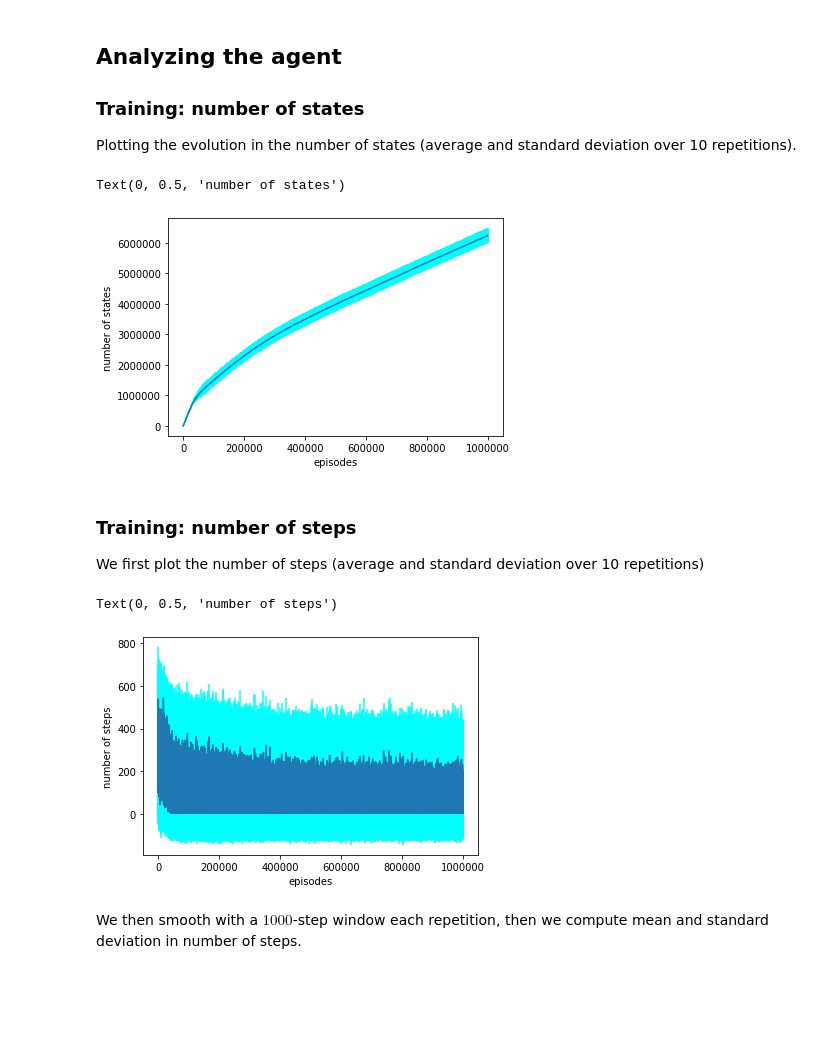
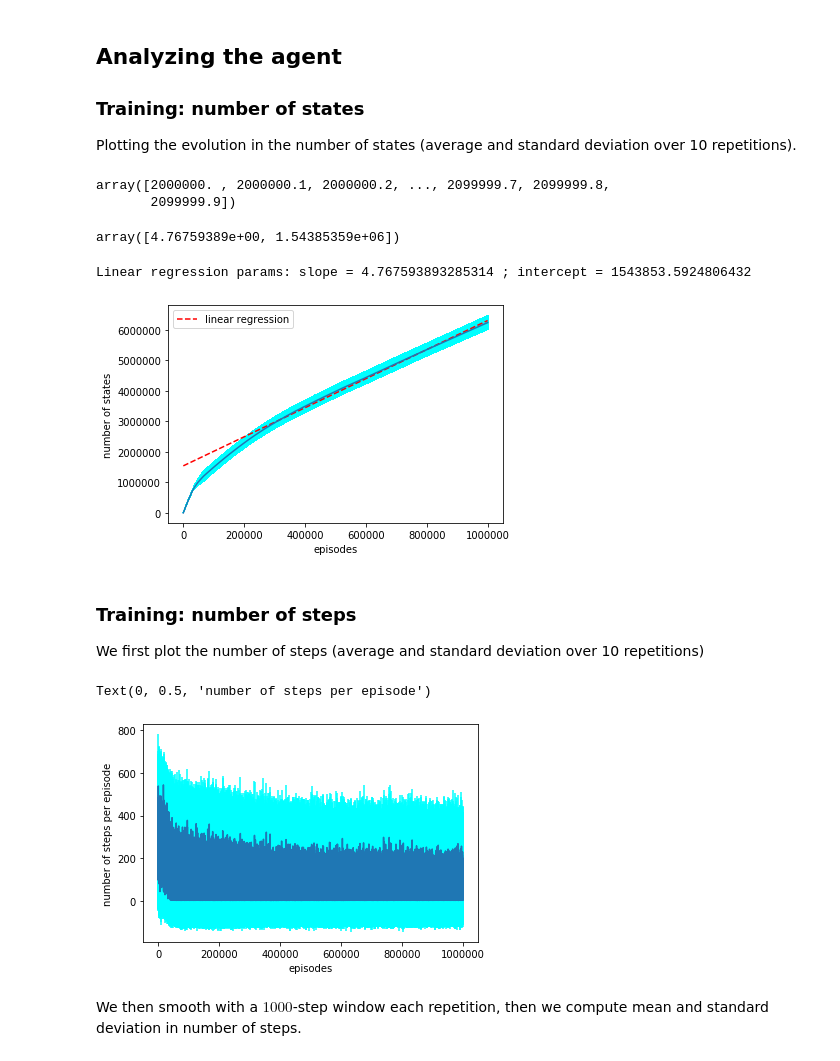
Before and after one commit to FMZennaro/CTF-SQL, a Jupyter notebook: Simulation1_1 - Analysis.ipynb, the cells around one changed output. Drawn from its saved outputs; the diff is of its cells as text; code cells hidden in the pictures; blank space fills up the shorter version.

Commit message:
New plots for Simulation1_1

```diff
--- a/Simulation1_1 - Analysis.ipynb
+++ b/Simulation1_1 - Analysis.ipynb
@@ -42,13 +42,28 @@ test_data = joblib.load('ignore_simul1_testdata_20210217232217657942.pkl')
 ### Training: number of states
 
 Plotting the evolution in the number of states (average and standard deviation over 10 repetitions).
+# %%
+0.1*np.arange(0,n_episodes_training)+2*10**6
+# %% [output]
+array([2000000. , 2000000.1, 2000000.2, ..., 2099999.7, 2099999.8,
+       2099999.9])
+# %%
+params = np.polyfit(range(200000, n_episodes_training), np.mean(train_data[:,2,200000:],axis=0),1)
+# %% [output]
+array([4.76759389e+00, 1.54385359e+06])
 # %%
 plt.errorbar(range(n_episodes_training),np.mean(train_data[:,2,:],axis=0),yerr=np.std(train_data[:,2,:],axis=0),ecolor='cyan')
 plt.xlabel('episodes')
 plt.ylabel('number of states')
+
+params = np.polyfit(range(200000, n_episodes_training), np.mean(train_data[:,2,200000:],axis=0),1)
+plt.plot(range(n_episodes_training), np.arange(n_episodes_training)*params[0]+params[1], c='red',ls='--',label='linear regression')
+plt.legend()
+
+print('Linear regression params: slope = {0} ; intercept = {1}'.format(params[0],params[1]))
 # %% [output]
-Text(0, 0.5, 'number of states')
+Linear regression params: slope = 4.767593893285314 ; intercept = 1543853.5924806432
-[figure, old version]
+[figure, new version]
 # %% [markdown]
 ### Training: number of steps
 
@@ -56,10 +71,10 @@ We first plot the number of steps (average and standard deviation over 10 repeti
 # %%
 plt.errorbar(range(n_episodes_training),np.mean(train_data[:,0,:],axis=0),yerr=np.std(train_data[:,0,:],axis=0),ecolor='cyan')
 plt.xlabel('episodes')
-plt.ylabel('number of steps')
+plt.ylabel('number of steps per episode')
 # %% [output]
-Text(0, 0.5, 'number of steps')
+Text(0, 0.5, 'number of steps per episode')
-[figure, old version]
+[figure, new version]
 # %% [markdown]
 We then smooth with a $1000$-step window each repetition, then we compute mean and standard deviation in number of steps.
 # %%
```
Also changed, not shown: parts of 6 cells of this notebook.
